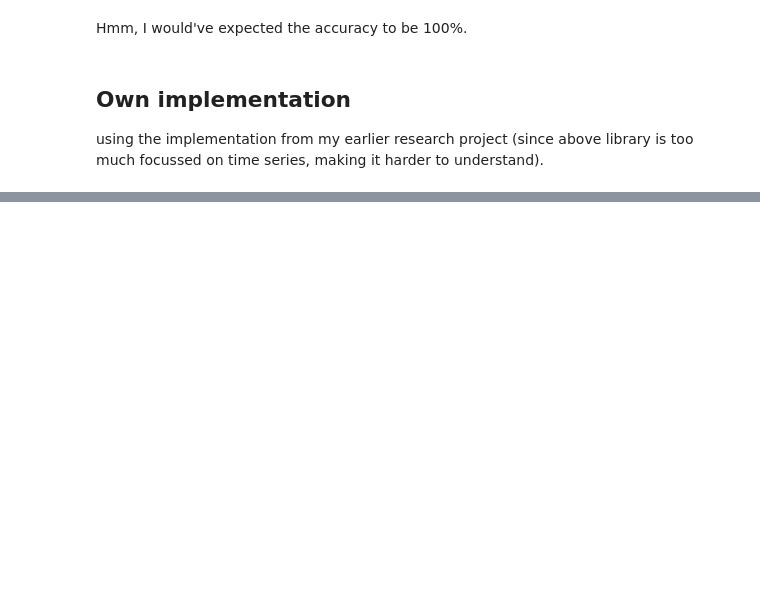
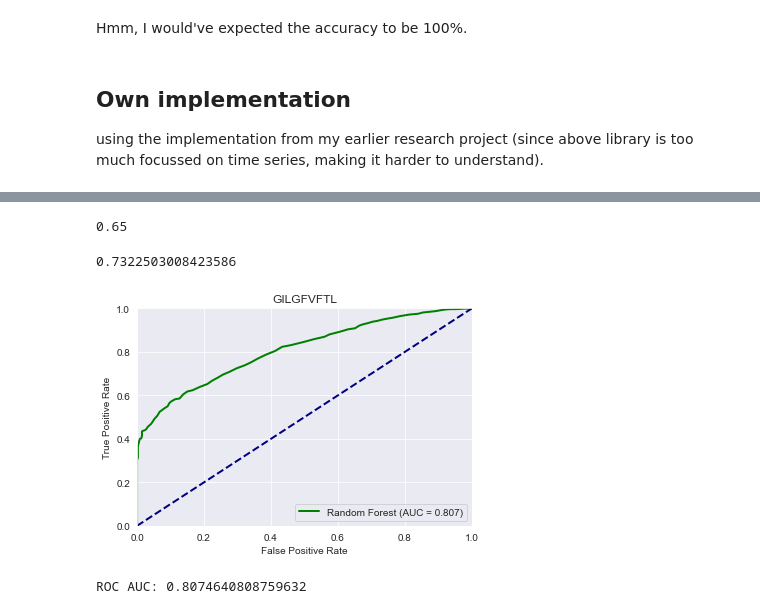
Before and after one commit to arnodeceuninck/thesis, a Jupyter notebook: 19 Proximity Forest.ipynb, the cells around one changed output, grey strips where cells are left out. Cells and saved outputs as stored; diff of their text form; code cells hidden in the pictures; blank space fills up the shorter version.

Commit message:
ProximityForest V + J updates (not yet entirely working)

```diff
--- a/19 Proximity Forest.ipynb
+++ b/19 Proximity Forest.ipynb
@@ -1040,0 +1155,47 @@ using the implementation from my earlier research project (since above library i
+# %%
+from sklearn.metrics import accuracy_score
+
+accuracy_score(val_y, predictions)
+# %% [output]
+0.65
+# %%
+from util import get_train_dataset, ProximityTreeClassifier, calculate_tcr_dist_multiple_chains
+from sklearn.model_selection import train_test_split
+
+train_df = get_train_dataset()
+# only keep the CDR3 columns
+train_df = train_df[['CDR3_alfa', 'CDR3_beta', 'reaction']]
+# train_df = train_df.sample(100)
+train_df, val_df = train_test_split(train_df, test_size=0.2, random_state=42)
+
+# create numpy arrays for the train and test data
+train_X = train_df[['CDR3_alfa', 'CDR3_beta']].to_numpy()
+train_y = train_df['reaction'].to_numpy()
+
+val_X = val_df[['CDR3_alfa', 'CDR3_beta']].to_numpy()
+val_y = val_df['reaction'].to_numpy()
+# %%
+from util import ProximityForestClassifier
+from sklearn.metrics import accuracy_score
+
+model = ProximityForestClassifier(reduce_features=False, distance_measure=calculate_tcr_dist_multiple_chains,
+                                  distance_kwargs={"nan_distance": 5})
+model.fit(train_X, train_y)
+
+predictions = model.predict(val_X)
+
+accuracy_score(val_y, predictions)
+# %% [output]
+0.7322503008423586
+# %%
+from sklearn import metrics
+from util import plot_roc_curve
+
+predictions = model.predict_proba(val_X)
+fpr, tpr, thresholds = metrics.roc_curve(val_y, predictions[:, 1], pos_label=1)
+roc_auc = metrics.auc(fpr, tpr)
+plot_roc_curve(fpr, tpr, label=f'Random Forest (AUC = {roc_auc:.3f})', title="GILGFVFTL")
+print(f"ROC AUC: {roc_auc}")
+# %% [output]
+[figure, added]
+ROC AUC: 0.8074640808759632
```
Also changed, not shown: parts of 65 cells of this notebook, 6 other files.
